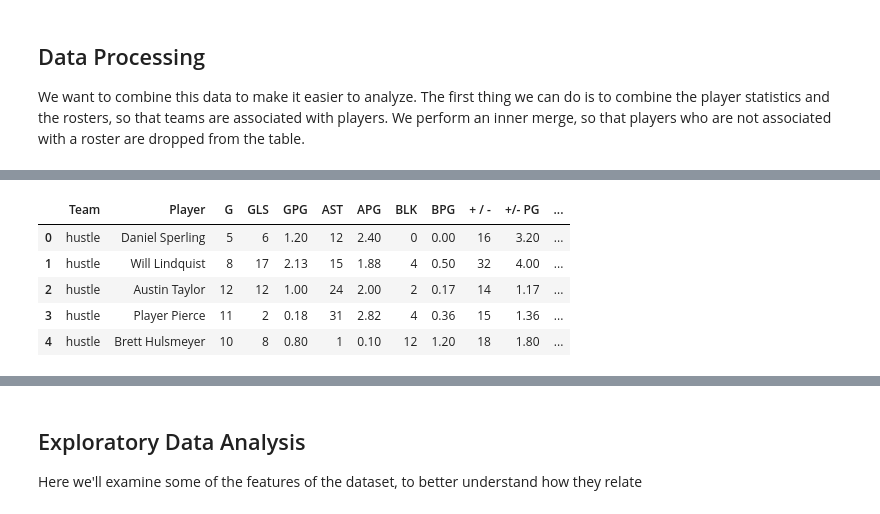
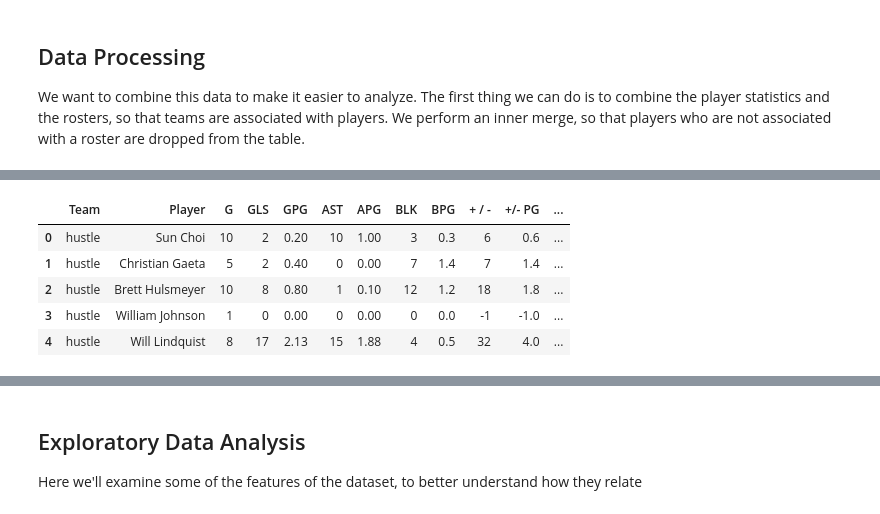
Before and after one commit to Samcfuchs/2950, a Jupyter notebook: notebooks/main.ipynb, the cells around one changed output, grey strips where cells are left out. Cells and saved outputs as stored; diff of their text form; code cells hidden in the pictures.

```diff
--- a/notebooks/main.ipynb
+++ b/notebooks/main.ipynb
@@ -51,3 +55,6 @@ rosters.head()
 | 2 | hustle | Austin Taylor |
 | 3 | hustle | Player Pierce |
 | 4 | hustle | Michael Fairley |
+# %%
+rosters = pd.read_csv("../data/player_info_2.csv", index_col=0)
+rosters.head()
@@ -58,11 +120,10 @@ We want to combine this data to make it easier to analyze. The first thing we ca
 # %%
 data = rosters.merge(player_stats, left_on='Player', right_on='Player')
-data.to_csv("../data/player_team_stats.csv")
 data.head()
 # %% [output]
 |  | Team | Player | G | GLS | GPG | AST | APG | BLK | BPG | + / - | +/- PG | ... |
-| 0 | hustle | Daniel Sperling | 5 | 6 | 1.20 | 12 | 2.40 | 0 | 0.00 | 16 | 3.20 | ... |
-| 1 | hustle | Will Lindquist | 8 | 17 | 2.13 | 15 | 1.88 | 4 | 0.50 | 32 | 4.00 | ... |
-| 2 | hustle | Austin Taylor | 12 | 12 | 1.00 | 24 | 2.00 | 2 | 0.17 | 14 | 1.17 | ... |
-| 3 | hustle | Player Pierce | 11 | 2 | 0.18 | 31 | 2.82 | 4 | 0.36 | 15 | 1.36 | ... |
-| 4 | hustle | Brett Hulsmeyer | 10 | 8 | 0.80 | 1 | 0.10 | 12 | 1.20 | 18 | 1.80 | ... |
+| 0 | hustle | Sun Choi | 10 | 2 | 0.20 | 10 | 1.00 | 3 | 0.3 | 6 | 0.6 | ... |
+| 1 | hustle | Christian Gaeta | 5 | 2 | 0.40 | 0 | 0.00 | 7 | 1.4 | 7 | 1.4 | ... |
+| 2 | hustle | Brett Hulsmeyer | 10 | 8 | 0.80 | 1 | 0.10 | 12 | 1.2 | 18 | 1.8 | ... |
+| 3 | hustle | William Johnson | 1 | 0 | 0.00 | 0 | 0.00 | 0 | 0.0 | -1 | -1.0 | ... |
+| 4 | hustle | Will Lindquist | 8 | 17 | 2.13 | 15 | 1.88 | 4 | 0.5 | 32 | 4.0 | ... |
```
Also changed, not shown: parts of 5 cells of this notebook.
